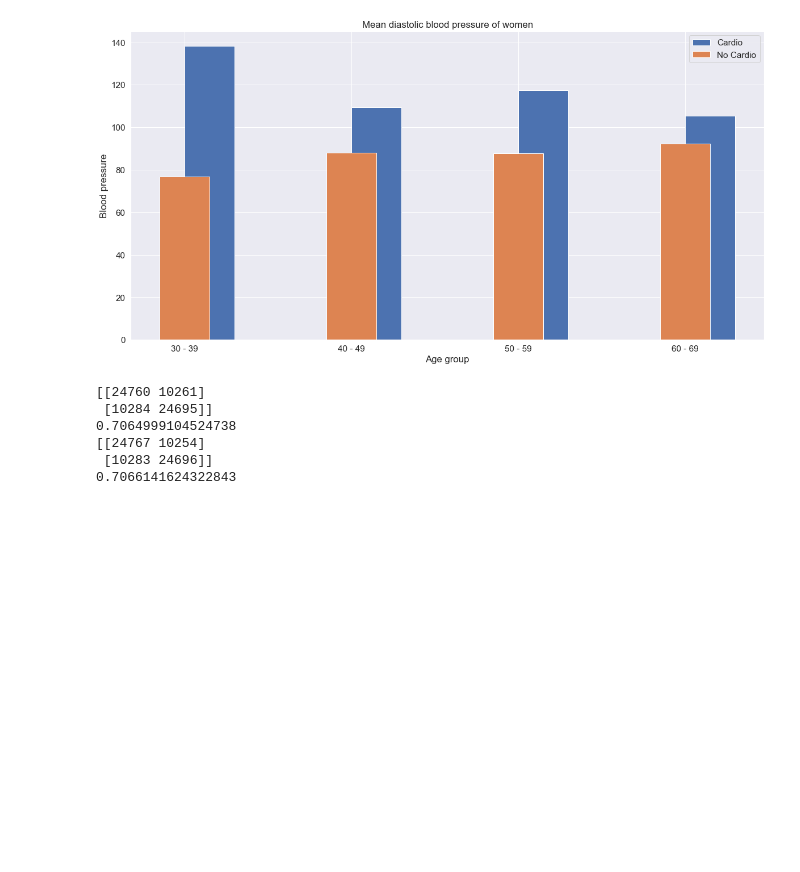
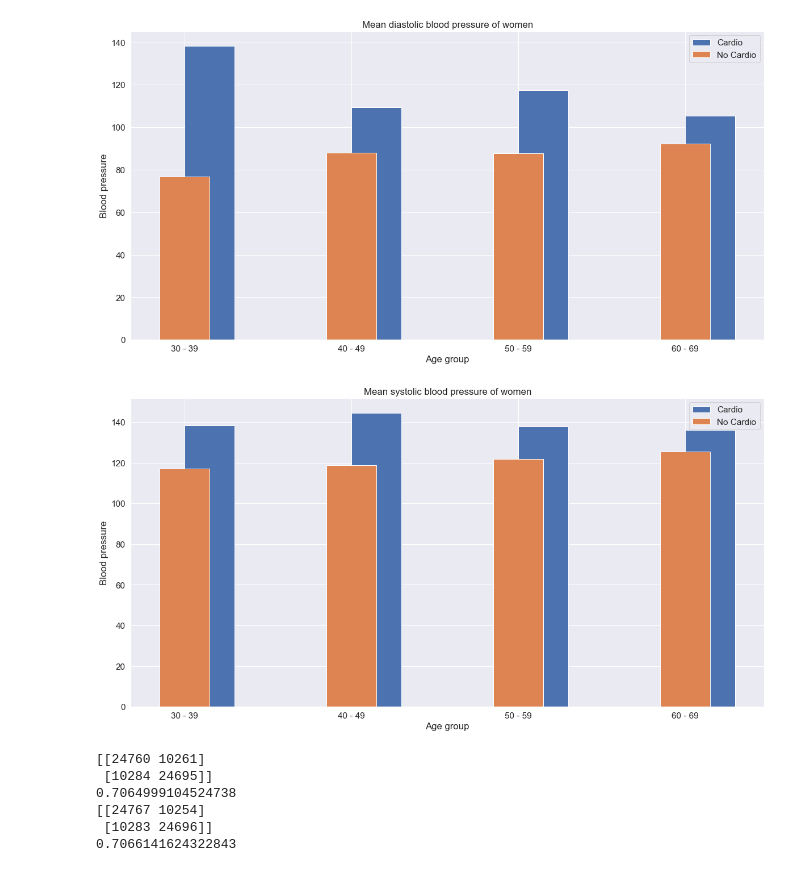
Before and after one commit to AustinTD4/Group-5-PBD, a Jupyter notebook: ML Techniques 3.ipynb, the cells around one changed output. Saved outputs shown, nothing was run; the diff lists cells and outputs as text; code cells hidden in the pictures; blank space fills up the shorter version.

```diff
--- a/ML Techniques 3.ipynb
+++ b/ML Techniques 3.ipynb
@@ -519,6 +521,17 @@ plt.legend()
 plt.show()
 # %% [output]
 [figure]
+# %%
+carr, no_carr, sdages = separate_data_3(avg_age_groups_systolic_both(df.loc[df.gender_1 == 1]))
+plt.bar(sdages, carr, label = 'Cardio', align= 'edge',width = 0.3)
+plt.bar(sdages, no_carr, label = 'No Cardio', width = 0.3)
+plt.title('Mean systolic blood pressure of women')
+plt.ylabel('Blood pressure')
+plt.xlabel('Age group')
+plt.legend()
+plt.show()
+# %% [output]
+[figure, added]
 # %%
 #This area is for everything else
 # %%
```
Also changed, not shown: parts of 1 cell of this notebook.
